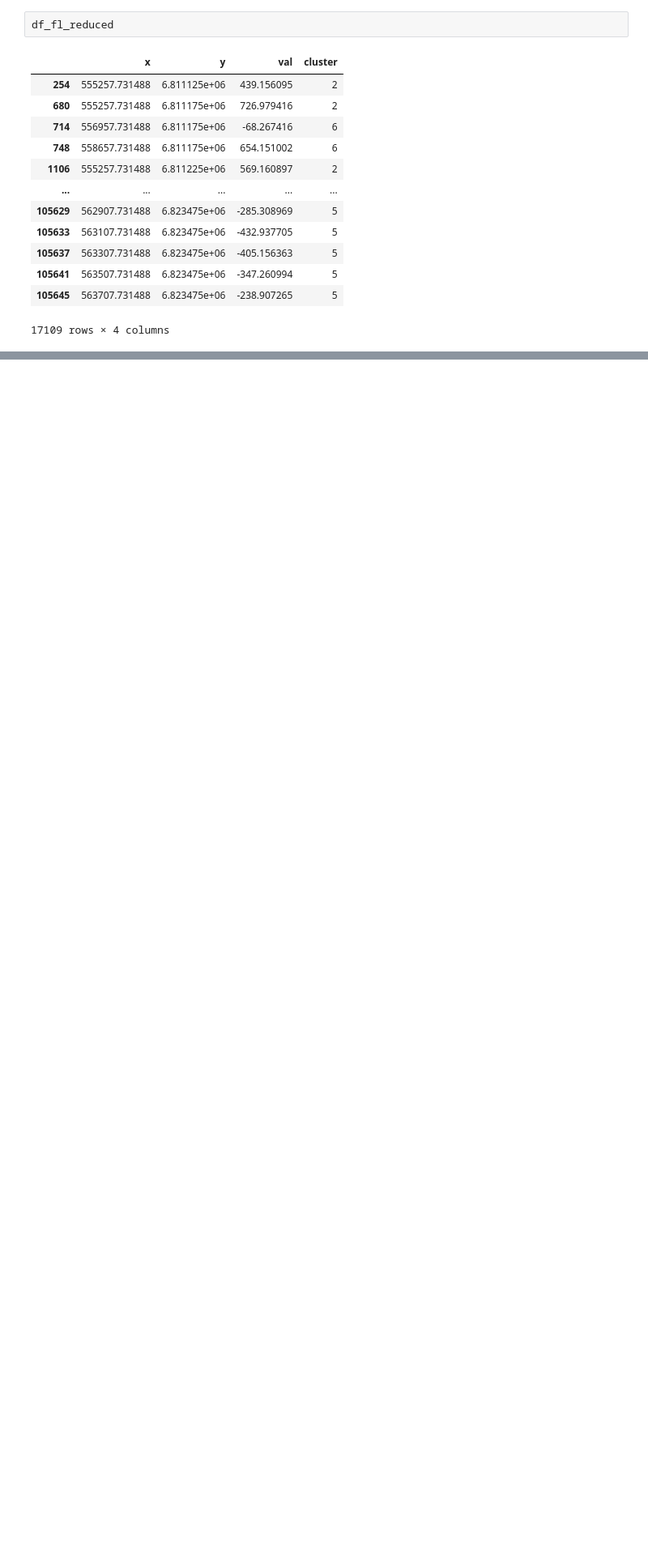
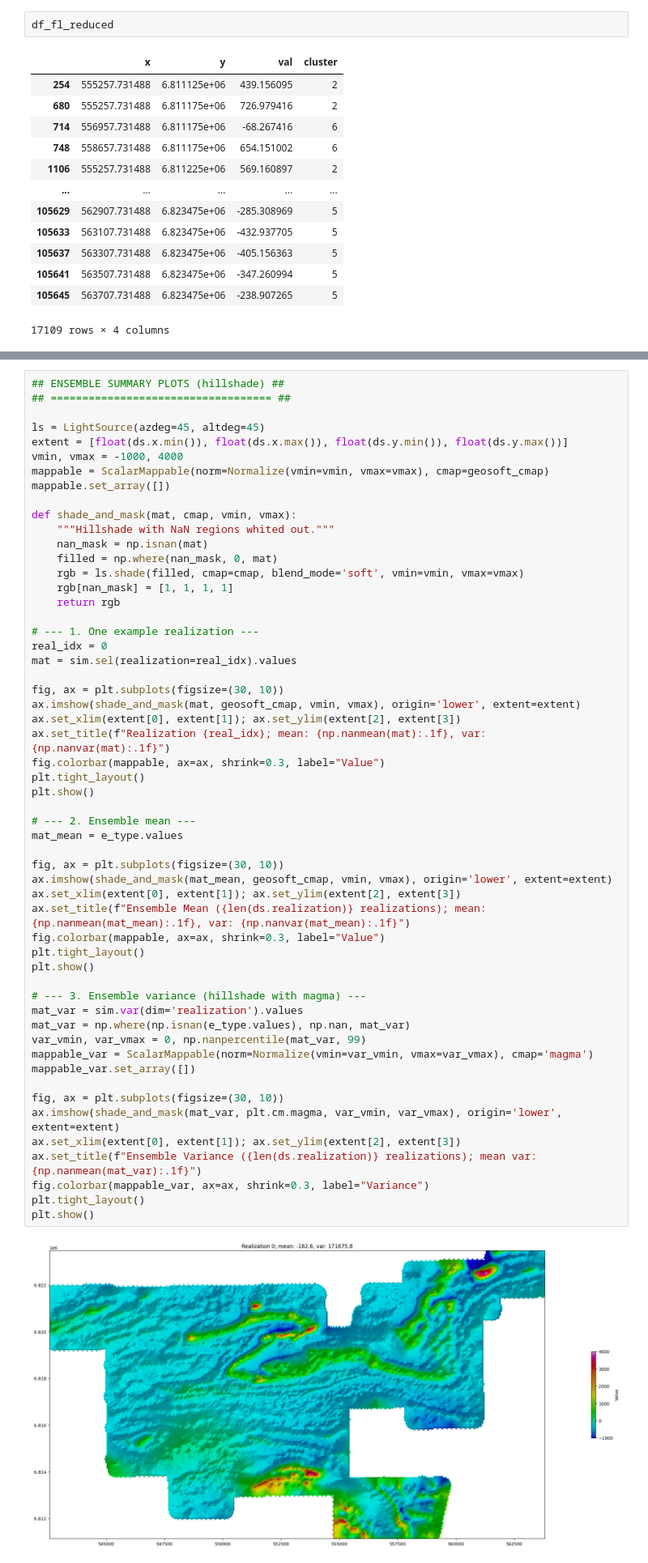
Before and after one commit to Stanford-Mineral-X/multigrid-sgsim, a Jupyter notebook: sandbox/csb_work.ipynb, the cells around one changed output, grey strips where cells are left out. Shown at 81% size. Cells and saved outputs as stored; diff of their text form; blank space fills up the shorter version.

```diff
--- a/sandbox/csb_work.ipynb
+++ b/sandbox/csb_work.ipynb
@@ -143,0 +238,57 @@ df_fl_reduced
+# %%
+## ENSEMBLE SUMMARY PLOTS (hillshade) ##
+## =================================== ##
+
+ls = LightSource(azdeg=45, altdeg=45)
+extent = [float(ds.x.min()), float(ds.x.max()), float(ds.y.min()), float(ds.y.max())]
+vmin, vmax = -1000, 4000
+mappable = ScalarMappable(norm=Normalize(vmin=vmin, vmax=vmax), cmap=geosoft_cmap)
+mappable.set_array([])
+
+def shade_and_mask(mat, cmap, vmin, vmax):
+    """Hillshade with NaN regions whited out."""
+    nan_mask = np.isnan(mat)
+    filled = np.where(nan_mask, 0, mat)
+    rgb = ls.shade(filled, cmap=cmap, blend_mode='soft', vmin=vmin, vmax=vmax)
+    rgb[nan_mask] = [1, 1, 1, 1]
+    return rgb
+
+# --- 1. One example realization ---
+real_idx = 0
+mat = sim.sel(realization=real_idx).values
+
+fig, ax = plt.subplots(figsize=(30, 10))
+ax.imshow(shade_and_mask(mat, geosoft_cmap, vmin, vmax), origin='lower', extent=extent)
+ax.set_xlim(extent[0], extent[1]); ax.set_ylim(extent[2], extent[3])
+ax.set_title(f"Realization {real_idx}; mean: {np.nanmean(mat):.1f}, var: {np.nanvar(mat):.1f}")
+fig.colorbar(mappable, ax=ax, shrink=0.3, label="Value")
+plt.tight_layout()
+plt.show()
+
+# --- 2. Ensemble mean ---
+mat_mean = e_type.values
+
+fig, ax = plt.subplots(figsize=(30, 10))
+ax.imshow(shade_and_mask(mat_mean, geosoft_cmap, vmin, vmax), origin='lower', extent=extent)
+ax.set_xlim(extent[0], extent[1]); ax.set_ylim(extent[2], extent[3])
+ax.set_title(f"Ensemble Mean ({len(ds.realization)} realizations); mean: {np.nanmean(mat_mean):.1f}, var: {np.nanvar(mat_mean):.1f}")
+fig.colorbar(mappable, ax=ax, shrink=0.3, label="Value")
+plt.tight_layout()
+plt.show()
+
+# --- 3. Ensemble variance (hillshade with magma) ---
+mat_var = sim.var(dim='realization').values
+mat_var = np.where(np.isnan(e_type.values), np.nan, mat_var)
+var_vmin, var_vmax = 0, np.nanpercentile(mat_var, 99)
+mappable_var = ScalarMappable(norm=Normalize(vmin=var_vmin, vmax=var_vmax), cmap='magma')
+mappable_var.set_array([])
+
+fig, ax = plt.subplots(figsize=(30, 10))
+ax.imshow(shade_and_mask(mat_var, plt.cm.magma, var_vmin, var_vmax), origin='lower', extent=extent)
+ax.set_xlim(extent[0], extent[1]); ax.set_ylim(extent[2], extent[3])
+ax.set_title(f"Ensemble Variance ({len(ds.realization)} realizations); mean var: {np.nanmean(mat_var):.1f}")
+fig.colorbar(mappable_var, ax=ax, shrink=0.3, label="Variance")
+plt.tight_layout()
+plt.show()
+# %% [output]
+[figure, added]
```
Also changed, not shown: parts of 3 cells of this notebook, 7 other files.
